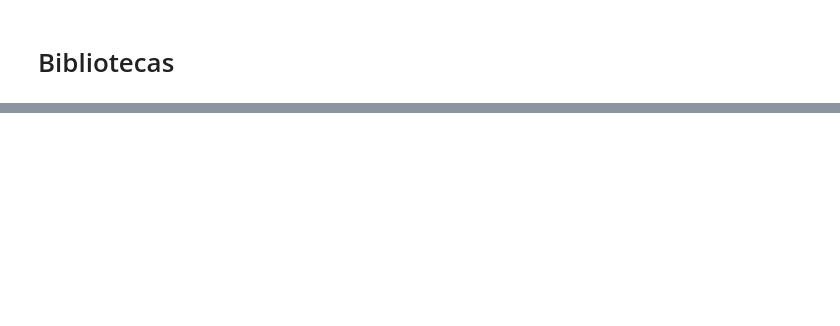
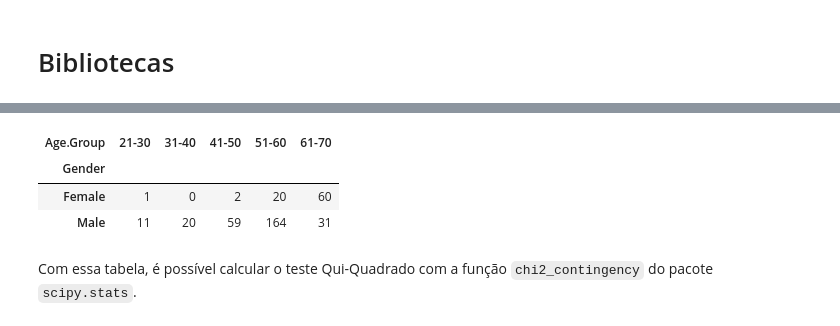
Before and after one commit to al-lla/teste_qui_quadrado, a Jupyter notebook: teste_qui_quadrado.ipynb, the cells around one changed output, grey strips where cells are left out. Saved outputs shown, nothing was run; the diff lists cells and outputs as text; code cells hidden in the pictures; blank space fills up the shorter version.

```diff
--- a/teste_qui_quadrado.ipynb
+++ b/teste_qui_quadrado.ipynb
@@ -23,0 +111,3 @@ A base de dados utilizada nesse notebook foi retirada do [kaggle](https://www.ka
+# %%
+var1 = 'Gender'
+var2 = 'Age.Group'
@@ -23,0 +120,10 @@ A base de dados utilizada nesse notebook foi retirada do [kaggle](https://www.ka
+# %%
+chi = pd.crosstab(df[var1], df[var2])
+chi
+# %% [output]
+| Age.Group | 21-30 | 31-40 | 41-50 | 51-60 | 61-70 |
+| Gender |  |  |  |  |  |
+| Female | 1 | 0 | 2 | 20 | 60 |
+| Male | 11 | 20 | 59 | 164 | 31 |
+# %% [markdown]
+Com essa tabela, é possível calcular o teste Qui-Quadrado com a função `chi2_contingency` do pacote `scipy.stats`.
```
Also changed, not shown: parts of 23 cells of this notebook.
